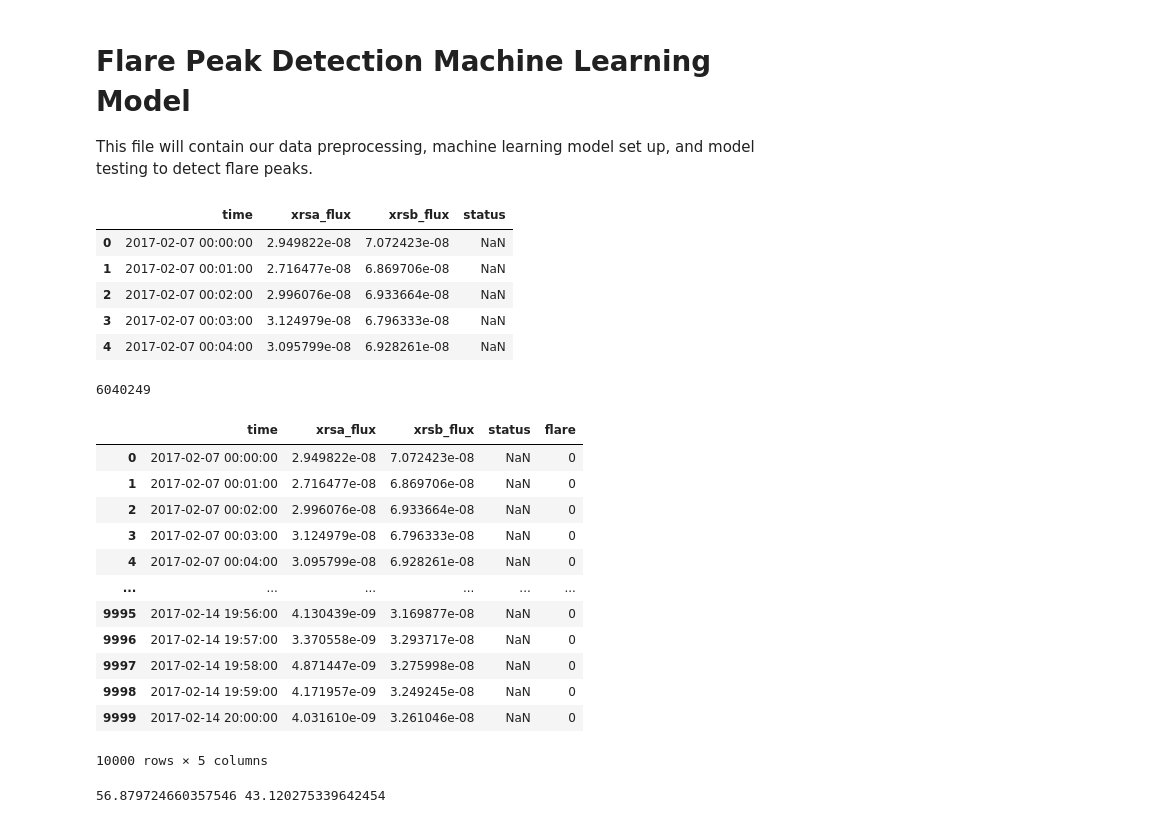
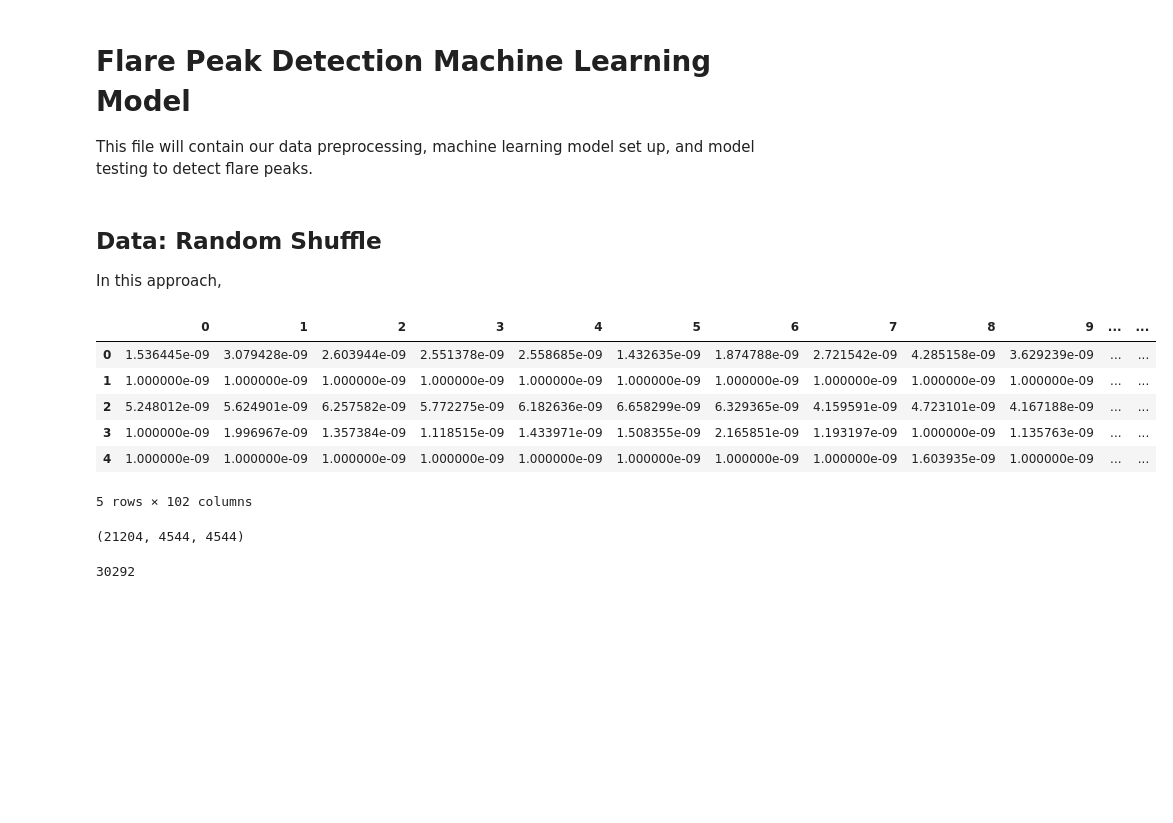
Before and after one commit to FNeffati/PDS, a Jupyter notebook: machine_learning.ipynb, the cells around one changed output. Cells and saved outputs as stored; diff of their text form; code cells hidden in the pictures; blank space fills up the shorter version.

```diff
--- a/machine_learning.ipynb
+++ b/machine_learning.ipynb
@@ -8,12 +16,16 @@ import matplotlib.pyplot as plt
+# %% [markdown]
+## Data: Random Shuffle
+In this approach,
 # %%
-path = "../data/fullSet.csv"
+path = "../data/sliding_wide_100.csv"
 
-full_set = pd.read_csv(path, dtype={'status': str})
+full_set = pd.read_csv(path)
 full_set.head()
 # %% [output]
-|  | time | xrsa_flux | xrsb_flux | status |
-| 0 | 2017-02-07 00:00:00 | 2.949822e-08 | 7.072423e-08 | NaN |
-| 1 | 2017-02-07 00:01:00 | 2.716477e-08 | 6.869706e-08 | NaN |
-| 2 | 2017-02-07 00:02:00 | 2.996076e-08 | 6.933664e-08 | NaN |
-| 3 | 2017-02-07 00:03:00 | 3.124979e-08 | 6.796333e-08 | NaN |
-| 4 | 2017-02-07 00:04:00 | 3.095799e-08 | 6.928261e-08 | NaN |
+|  | 0 | 1 | 2 | 3 | 4 | 5 | 6 | 7 | 8 | 9 | ... | ... |
+| 0 | 1.536445e-09 | 3.079428e-09 | 2.603944e-09 | 2.551378e-09 | 2.558685e-09 | 1.432635e-09 | 1.874788e-09 | 2.721542e-09 | 4.285158e-09 | 3.629239e-09 | ... | ... |
+| 1 | 1.000000e-09 | 1.000000e-09 | 1.000000e-09 | 1.000000e-09 | 1.000000e-09 | 1.000000e-09 | 1.000000e-09 | 1.000000e-09 | 1.000000e-09 | 1.000000e-09 | ... | ... |
+| 2 | 5.248012e-09 | 5.624901e-09 | 6.257582e-09 | 5.772275e-09 | 6.182636e-09 | 6.658299e-09 | 6.329365e-09 | 4.159591e-09 | 4.723101e-09 | 4.167188e-09 | ... | ... |
+| 3 | 1.000000e-09 | 1.996967e-09 | 1.357384e-09 | 1.118515e-09 | 1.433971e-09 | 1.508355e-09 | 2.165851e-09 | 1.193197e-09 | 1.000000e-09 | 1.135763e-09 | ... | ... |
+| 4 | 1.000000e-09 | 1.000000e-09 | 1.000000e-09 | 1.000000e-09 | 1.000000e-09 | 1.000000e-09 | 1.000000e-09 | 1.000000e-09 | 1.603935e-09 | 1.000000e-09 | ... | ... |
+5 rows × 102 columns
@@ -20,43 +40,8 @@ full_set.head()
+# %%
+X_train.shape[0], X_val.shape[0], X_test.shape[0]
+# %% [output]
+(21204, 4544, 4544)
 # %%
 full_set.shape[0]
 # %% [output]
-6040249
+30292
-# %%
-# full_set['peak'] = np.where(full_set['status'] == 'EVENT_PEAK', 1, 0)
-in_event = False
-event_label = 0
-labels = []
-
-for status in full_set['status']:
-    if status == 'EVENT_START':
-        in_event = True
-        event_label = 1
-    elif status == 'EVENT_END':
-        in_event = False
-        event_label = 0
-    labels.append(event_label)
-
-full_set['flare'] = labels
-
-full_set.head(10000)
-# %% [output]
-|  | time | xrsa_flux | xrsb_flux | status | flare |
-| 0 | 2017-02-07 00:00:00 | 2.949822e-08 | 7.072423e-08 | NaN | 0 |
-| 1 | 2017-02-07 00:01:00 | 2.716477e-08 | 6.869706e-08 | NaN | 0 |
-| 2 | 2017-02-07 00:02:00 | 2.996076e-08 | 6.933664e-08 | NaN | 0 |
-| 3 | 2017-02-07 00:03:00 | 3.124979e-08 | 6.796333e-08 | NaN | 0 |
-| 4 | 2017-02-07 00:04:00 | 3.095799e-08 | 6.928261e-08 | NaN | 0 |
-| ... | ... | ... | ... | ... | ... |
-| 9995 | 2017-02-14 19:56:00 | 4.130439e-09 | 3.169877e-08 | NaN | 0 |
-| 9996 | 2017-02-14 19:57:00 | 3.370558e-09 | 3.293717e-08 | NaN | 0 |
-| 9997 | 2017-02-14 19:58:00 | 4.871447e-09 | 3.275998e-08 | NaN | 0 |
-| 9998 | 2017-02-14 19:59:00 | 4.171957e-09 | 3.249245e-08 | NaN | 0 |
-| 9999 | 2017-02-14 20:00:00 | 4.031610e-09 | 3.261046e-08 | NaN | 0 |
-10000 rows × 5 columns
-# %%
-# percentage of unique rows and duplicate rows with respect to "time" column
-# roughly 43% of the rows have a repeated time value
-p = (full_set['time'].nunique() / full_set.shape[0] ) * 100
-print(p, 100-p)
-# %% [output]
-56.879724660357546 43.120275339642454
```
Also changed, not shown: parts of 17 cells of this notebook, 3 other files.
